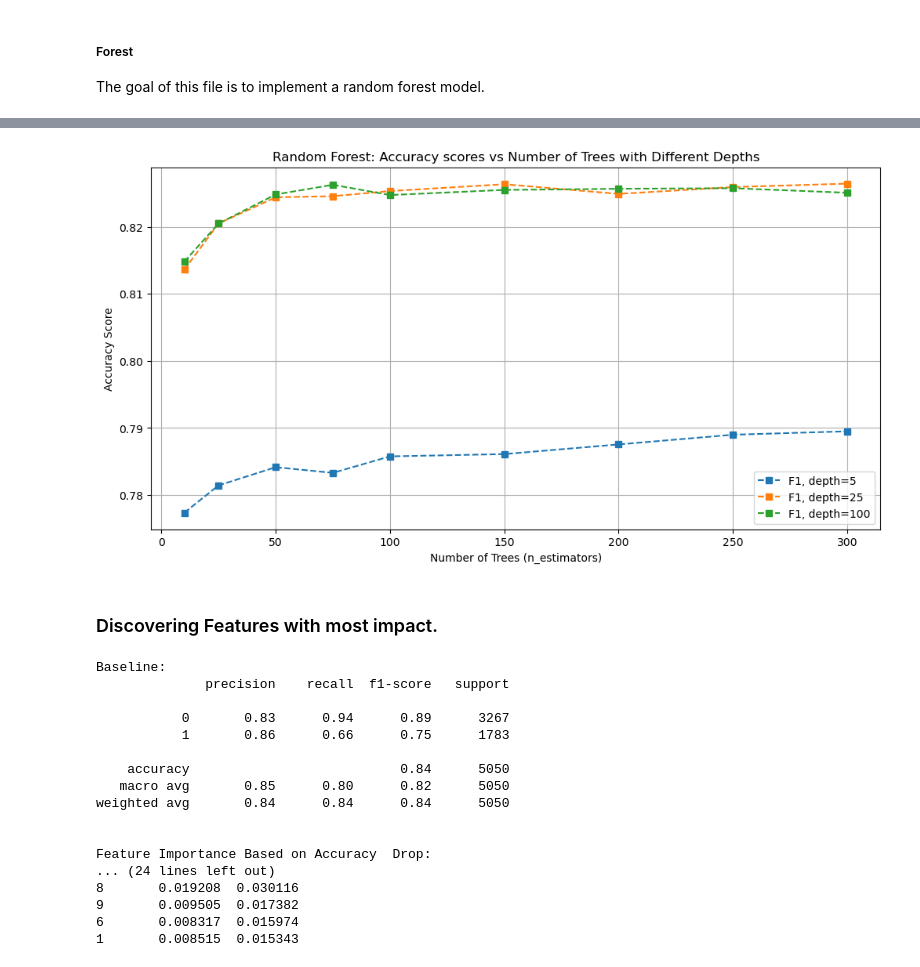
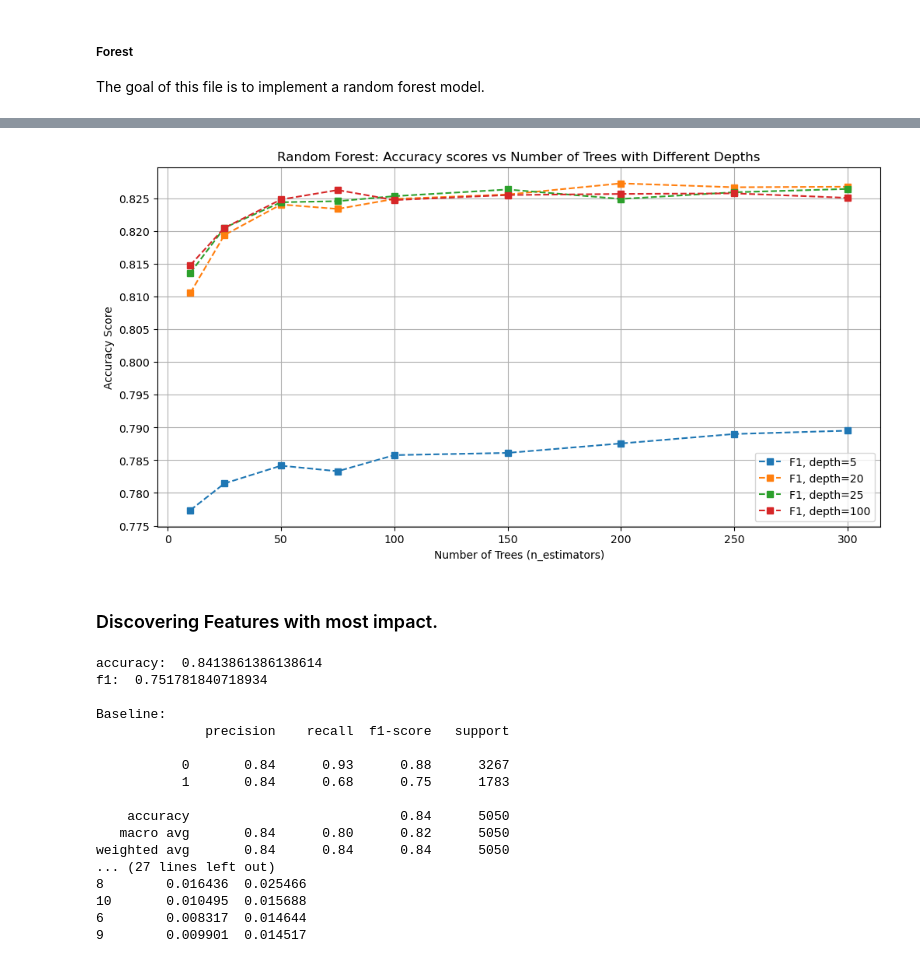
Before and after one commit to RHartung-ND/Data-Science-Project, a Jupyter notebook: forest.ipynb, the cells around one changed output, grey strips where cells are left out. Cells and saved outputs as stored; diff of their text form; code cells hidden in the pictures.

Commit message:
Updated random forest

```diff
--- a/forest.ipynb
+++ b/forest.ipynb
@@ -80,7 +122,7 @@ Correctly predicted 4249 out of 5050 instances
 # Define a parameter grid for the Random Forest model.
 param_grid_rf = {
     'n_estimators': [10, 25, 50, 75, 100, 150, 200, 250, 300],  # Number of trees in the forest.
-    'max_depth': [5, 25, 100],  # Maximum depth of each tree.
+    'max_depth': [5, 20, 25, 100],  # Maximum depth of each tree.
     'class_weight': ['balanced']              # Handle class imbalance.
 }
 
@@ -130,7 +194,7 @@ scores_df = results_df[['param_n_estimators', 'param_max_depth', 'param_class_we
 # %%
 plt.figure(figsize=(12,6))
 
-for depth in [5, 25, 100]:
+for depth in [5, 20, 25, 100]:
     subset = scores_df[scores_df['param_max_depth'] == depth]
     plt.plot(subset['param_n_estimators'], subset['mean_test_F1'], marker='s', linestyle='--', label=f'F1, depth={depth}')
 
@@ -139,6 +203,6 @@ plt.xlabel('Number of Trees (n_estimators)')
 plt.ylabel('F1 Score')
 plt.grid(True)
 plt.legend()
-# plt.ylim(0.5, 1.0)  # optional zoom
+plt.locator_params(axis='y', nbins=30)
 plt.show()
 # %% [output]
@@ -146,18 +210,19 @@ plt.show()
 # %%
 plt.figure(figsize=(12,6))
 
-for depth in [5, 25, 100]:
+for depth in [5, 20, 25, 100]:
     subset = scores_df[scores_df['param_max_depth'] == depth]
     plt.plot(subset['param_n_estimators'], subset['mean_test_Accuracy'], marker='s', linestyle='--', label=f'F1, depth={depth}')
 
 plt.title('Random Forest: Accuracy scores vs Number of Trees with Different Depths')
 plt.xlabel('Number of Trees (n_estimators)')
 plt.ylabel('Accuracy Score')
 plt.grid(True)
 plt.legend()
+plt.locator_params(axis='y', nbins=20)
 plt.show()
 # %% [output]
-[figure, old version]
+[figure, new version]
 # %% [markdown]
 ### Discovering Features with most impact.
 # %%
@@ -171,8 +236,8 @@ feature_list = X_train.columns.tolist()
 feature_performance = []
 
 # Define and instantiate the Random Forest model with key parameters
-num_trees = 150      # Number of trees in the forest
-max_depth = 25       # Maximum depth of each tree; adjust as needed
+num_trees = 200      # Number of trees in the forest
+max_depth = 20       # Maximum depth of each tree; adjust as needed
 seed = 9             # Seed for reproducibility
 weight = 'balanced'  # Handle imbalance by weighting classes
 rf_model = RandomForestClassifier(n_estimators=num_trees,
@@ -185,6 +250,9 @@ Y_predictions = rf_model.predict(X_test)
 
 baseline_accuracy = accuracy_score(Y_test, Y_predictions)
 baseline_f1 = f1_score(Y_test, Y_predictions)
+
+print("accuracy: ", baseline_accuracy)
+print("f1: ", baseline_f1)
 
 print("\nBaseline:")
 print(classification_report(Y_test, Y_predictions, zero_division=0))
@@ -221,20 +289,20 @@ performance_df = performance_df.sort_values('F1_Drop', ascending=False)
 print("\nFeature Importance Based on F1 Drop:")
 print(performance_df.head(5))
 # %% [output]
+accuracy:  0.8413861386138614
+f1:  0.751781840718934
+
 Baseline:
               precision    recall  f1-score   support
 
-           0       0.83      0.94      0.89      3267
-           1       0.86      0.66      0.75      1783
+           0       0.84      0.93      0.88      3267
+           1       0.84      0.68      0.75      1783
 
     accuracy                           0.84      5050
-   macro avg       0.85      0.80      0.82      5050
+   macro avg       0.84      0.80      0.82      5050
 weighted avg       0.84      0.84      0.84      5050
-
-
-Feature Importance Based on Accuracy  Drop:
-... (24 lines left out)
-8       0.019208  0.030116
-9       0.009505  0.017382
-6       0.008317  0.015974
-1       0.008515  0.015343
+... (27 lines left out)
+8        0.016436  0.025466
+10       0.010495  0.015688
+6        0.008317  0.014644
+9        0.009901  0.014517
```
Also changed, not shown: parts of 7 cells of this notebook.
